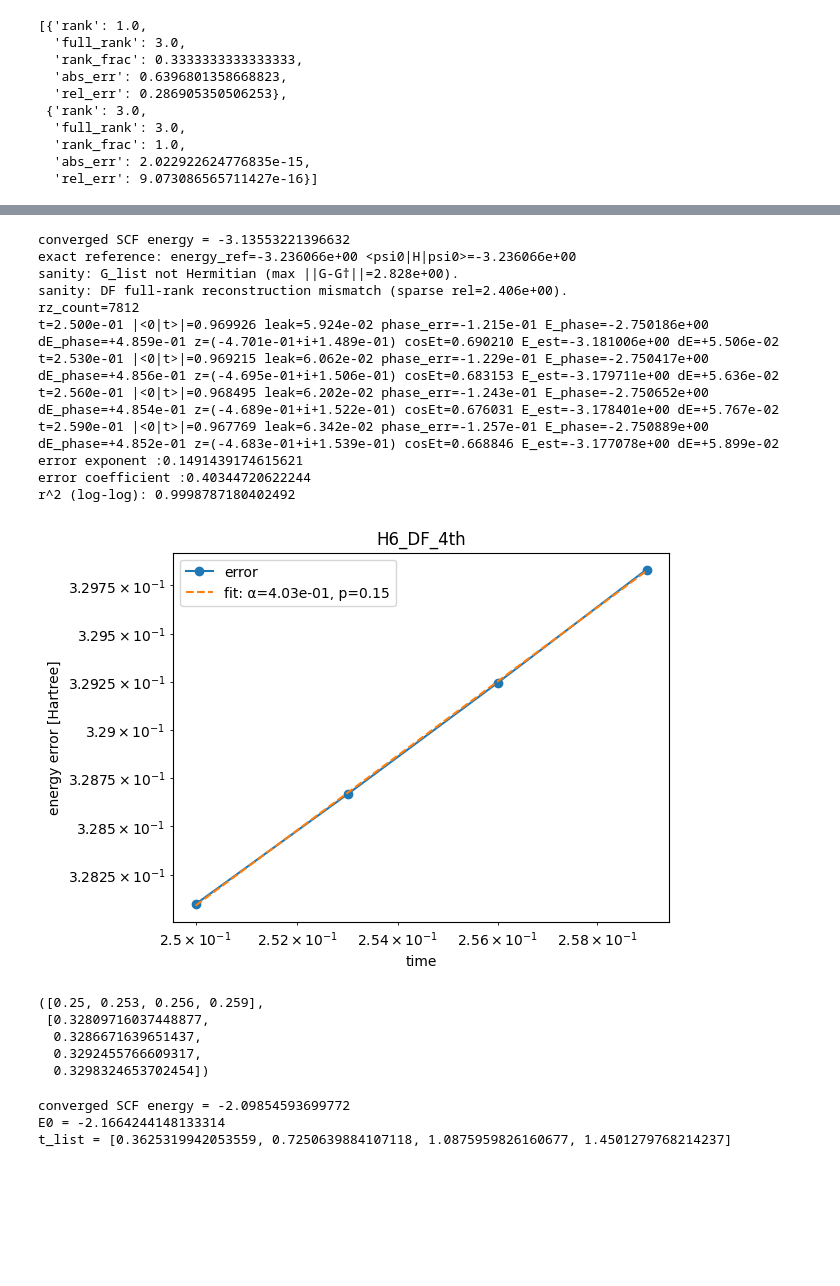
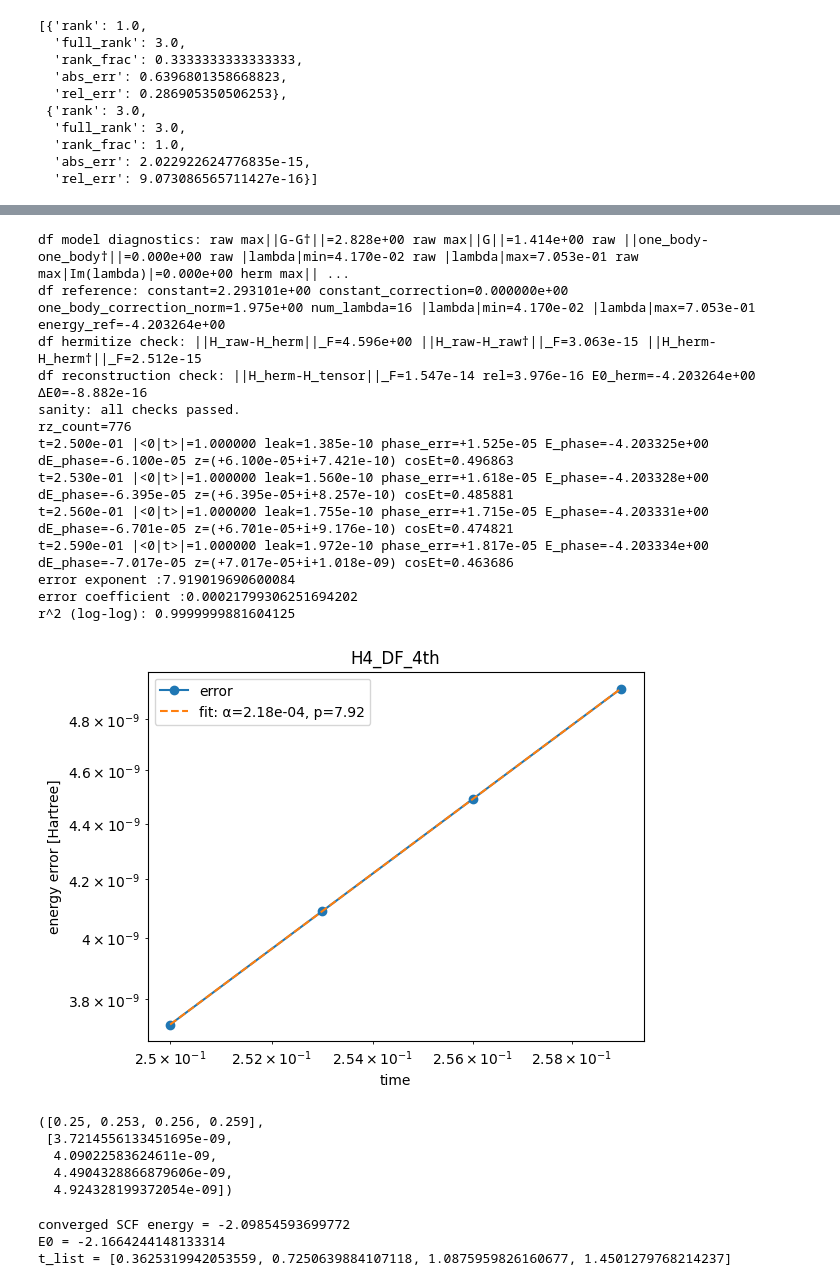
Before and after one commit to HIROMU1015/Evaluation_numGate_highorder_DF, a Jupyter notebook: trotter_DF.ipynb, the cells around one changed output, grey strips where cells are left out. Drawn from its saved outputs; the diff is of its cells as text; code cells hidden in the pictures; blank space fills up the shorter version.

```diff
--- a/trotter_DF.ipynb
+++ b/trotter_DF.ipynb
@@ -116,30 +231,31 @@ r^2 (log-log): 0.9999999922610783
 # %%
 from scripts.df_trotter_energy_plot import df_trotter_energy_error_plot
 df_trotter_energy_error_plot(
     t_start=0.25, t_end=0.26, t_step=0.003,
-    molecule_type=6, pf_label="4th",
+    molecule_type=4, pf_label="4th",
     rank_fraction=1.0, tol=0.0,
-    estimator="perturbation", reference="exact",
+    estimator="perturbation", reference="df",
 )
 # %% [output]
-converged SCF energy = -3.13553221396632
-exact reference: energy_ref=-3.236066e+00 <psi0|H|psi0>=-3.236066e+00
-sanity: G_list not Hermitian (max ||G-G†||=2.828e+00).
-sanity: DF full-rank reconstruction mismatch (sparse rel=2.406e+00).
-rz_count=7812
-t=2.500e-01 |<0|t>|=0.969926 leak=5.924e-02 phase_err=-1.215e-01 E_phase=-2.750186e+00 dE_phase=+4.859e-01 z=(-4.701e-01+i+1.489e-01) cosEt=0.690210 E_est=-3.181006e+00 dE=+5.506e-02
-t=2.530e-01 |<0|t>|=0.969215 leak=6.062e-02 phase_err=-1.229e-01 E_phase=-2.750417e+00 dE_phase=+4.856e-01 z=(-4.695e-01+i+1.506e-01) cosEt=0.683153 E_est=-3.179711e+00 dE=+5.636e-02
-t=2.560e-01 |<0|t>|=0.968495 leak=6.202e-02 phase_err=-1.243e-01 E_phase=-2.750652e+00 dE_phase=+4.854e-01 z=(-4.689e-01+i+1.522e-01) cosEt=0.676031 E_est=-3.178401e+00 dE=+5.767e-02
-t=2.590e-01 |<0|t>|=0.967769 leak=6.342e-02 phase_err=-1.257e-01 E_phase=-2.750889e+00 dE_phase=+4.852e-01 z=(-4.683e-01+i+1.539e-01) cosEt=0.668846 E_est=-3.177078e+00 dE=+5.899e-02
-error exponent :0.1491439174615621
-error coefficient :0.40344720622244
-r^2 (log-log): 0.9998787180402492
+df model diagnostics: raw max||G-G†||=2.828e+00 raw max||G||=1.414e+00 raw ||one_body-one_body†||=0.000e+00 raw |lambda|min=4.170e-02 raw |lambda|max=7.053e-01 raw max|Im(lambda)|=0.000e+00 herm max|| ...
+df reference: constant=2.293101e+00 constant_correction=0.000000e+00 one_body_correction_norm=1.975e+00 num_lambda=16 |lambda|min=4.170e-02 |lambda|max=7.053e-01 energy_ref=-4.203264e+00
+df hermitize check: ||H_raw-H_herm||_F=4.596e+00 ||H_raw-H_raw†||_F=3.063e-15 ||H_herm-H_herm†||_F=2.512e-15
+df reconstruction check: ||H_herm-H_tensor||_F=1.547e-14 rel=3.976e-16 E0_herm=-4.203264e+00 ΔE0=-8.882e-16
+sanity: all checks passed.
+rz_count=776
+t=2.500e-01 |<0|t>|=1.000000 leak=1.385e-10 phase_err=+1.525e-05 E_phase=-4.203325e+00 dE_phase=-6.100e-05 z=(+6.100e-05+i+7.421e-10) cosEt=0.496863
+t=2.530e-01 |<0|t>|=1.000000 leak=1.560e-10 phase_err=+1.618e-05 E_phase=-4.203328e+00 dE_phase=-6.395e-05 z=(+6.395e-05+i+8.257e-10) cosEt=0.485881
+t=2.560e-01 |<0|t>|=1.000000 leak=1.755e-10 phase_err=+1.715e-05 E_phase=-4.203331e+00 dE_phase=-6.701e-05 z=(+6.701e-05+i+9.176e-10) cosEt=0.474821
+t=2.590e-01 |<0|t>|=1.000000 leak=1.972e-10 phase_err=+1.817e-05 E_phase=-4.203334e+00 dE_phase=-7.017e-05 z=(+7.017e-05+i+1.018e-09) cosEt=0.463686
+error exponent :7.919019690600084
+error coefficient :0.00021799306251694202
+r^2 (log-log): 0.9999999881604125
-[figure, old version]
+[figure, new version]
 ([0.25, 0.253, 0.256, 0.259],
- [0.32809716037448877,
-  0.3286671639651437,
-  0.3292455766609317,
-  0.3298324653702454])
+ [3.7214556133451695e-09,
+  4.09022583624611e-09,
+  4.4904328866879606e-09,
+  4.924328199372054e-09])
 # %%
 from scripts.df_trotter_energy_plot_perturb import df_phase_match_times
 
```
Also changed, not shown: parts of 7 cells of this notebook, 34 other files.
